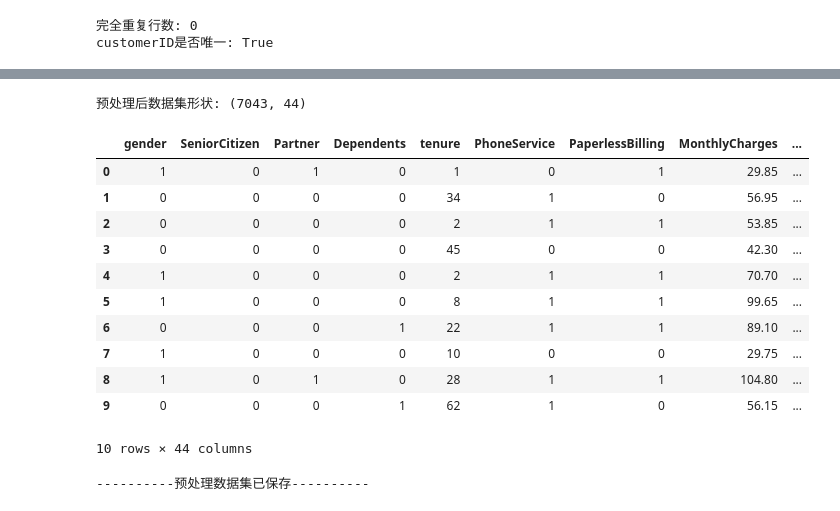
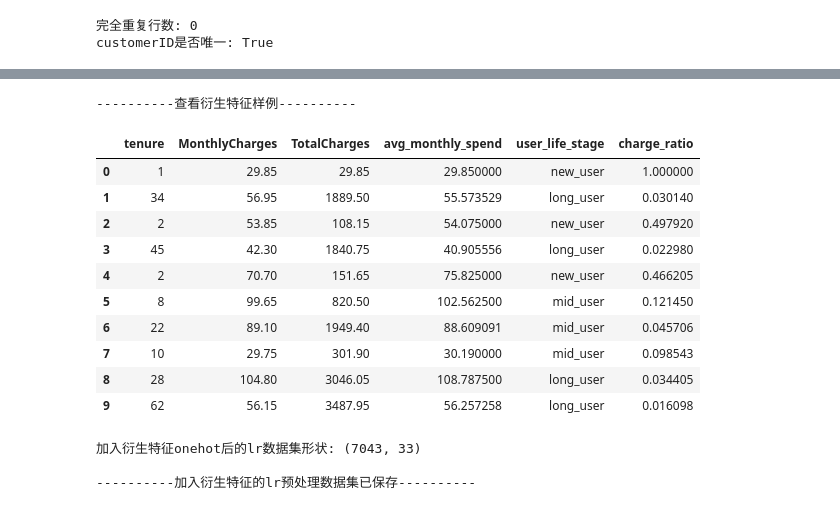
Before and after one commit to MT925946/churn-causal-analysis, a Jupyter notebook: notebooks/02_data_preprocess.ipynb, the cells around one changed output, grey strips where cells are left out. Saved outputs shown, nothing was run; the diff lists cells and outputs as text; code cells hidden in the pictures.

```diff
--- a/notebooks/02_data_preprocess.ipynb
+++ b/notebooks/02_data_preprocess.ipynb
@@ -211,23 +171,34 @@ display(df_feature[["tenure","MonthlyCharges","TotalCharges","avg_monthly_spend"
-# %%
-# 6. 清理无关字段，保存预处理数据集
-df_final = df_feature.drop(columns=['customerID'])
-print("预处理后数据集形状:",df_final.shape)
-display(df_final.head(10))
-# 保存到output/processed下
-df_final.to_csv('../data/processed/churn_processed.csv',index=False,encoding='utf-8')
-print('\n'+'-'*10+'预处理数据集已保存'+'-'*10)
-# %% [output]
-预处理后数据集形状: (7043, 44)
-|  | gender | SeniorCitizen | Partner | Dependents | tenure | PhoneService | PaperlessBilling | MonthlyCharges | ... |
-| 0 | 1 | 0 | 1 | 0 | 1 | 0 | 1 | 29.85 | ... |
-| 1 | 0 | 0 | 0 | 0 | 34 | 1 | 0 | 56.95 | ... |
-| 2 | 0 | 0 | 0 | 0 | 2 | 1 | 1 | 53.85 | ... |
-| 3 | 0 | 0 | 0 | 0 | 45 | 0 | 0 | 42.30 | ... |
-| 4 | 1 | 0 | 0 | 0 | 2 | 1 | 1 | 70.70 | ... |
-| 5 | 1 | 0 | 0 | 0 | 8 | 1 | 1 | 99.65 | ... |
-| 6 | 0 | 0 | 0 | 1 | 22 | 1 | 1 | 89.10 | ... |
-| 7 | 1 | 0 | 0 | 0 | 10 | 0 | 0 | 29.75 | ... |
-| 8 | 1 | 0 | 1 | 0 | 28 | 1 | 1 | 104.80 | ... |
-| 9 | 0 | 0 | 0 | 1 | 62 | 1 | 0 | 56.15 | ... |
-10 rows × 44 columns
-----------预处理数据集已保存----------
+# %%
+# 4.2 基线模型-逻辑回归(增加衍生特征)数据集
+df_feature = df_encoded.copy()
+df_feature_lr = build_engineered_features(df_feature)
+
+print('\n'+'-'*10+'查看衍生特征样例'+'-'*10)
+display(df_feature_lr[["tenure","MonthlyCharges","TotalCharges","avg_monthly_spend","user_life_stage","charge_ratio"]].head(10))
+
+feature_cols = ["user_life_stage"]
+df_feature_onehot_lr = preprocess_encode(df_feature_lr,drop_first=True,multi_cat_cols=feature_cols)
+
+# 删掉和衍生特征高度冗余的原始列-tenure、MonthlyCharges
+drop_cols = ["tenure", "MonthlyCharges"]
+df_feature_onehot_lr = df_feature_onehot_lr.drop(columns=drop_cols).copy()
+print("加入衍生特征onehot后的lr数据集形状:",df_feature_onehot_lr.shape)
+
+df_feature_onehot_lr.to_csv('../data/processed/lr_feature_churn.csv',index=False,encoding='utf-8')
+print('\n'+'-'*10+'加入衍生特征的lr预处理数据集已保存'+'-'*10)
+# %% [output]
+----------查看衍生特征样例----------
+|  | tenure | MonthlyCharges | TotalCharges | avg_monthly_spend | user_life_stage | charge_ratio |
+| 0 | 1 | 29.85 | 29.85 | 29.850000 | new_user | 1.000000 |
+| 1 | 34 | 56.95 | 1889.50 | 55.573529 | long_user | 0.030140 |
+| 2 | 2 | 53.85 | 108.15 | 54.075000 | new_user | 0.497920 |
+| 3 | 45 | 42.30 | 1840.75 | 40.905556 | long_user | 0.022980 |
+| 4 | 2 | 70.70 | 151.65 | 75.825000 | new_user | 0.466205 |
+| 5 | 8 | 99.65 | 820.50 | 102.562500 | mid_user | 0.121450 |
+| 6 | 22 | 89.10 | 1949.40 | 88.609091 | mid_user | 0.045706 |
+| 7 | 10 | 29.75 | 301.90 | 30.190000 | mid_user | 0.098543 |
+| 8 | 28 | 104.80 | 3046.05 | 108.787500 | long_user | 0.034405 |
+| 9 | 62 | 56.15 | 3487.95 | 56.257258 | long_user | 0.016098 |
+加入衍生特征onehot后的lr数据集形状: (7043, 33)
+
+----------加入衍生特征的lr预处理数据集已保存----------
```
Also changed, not shown: parts of 9 cells of this notebook, 7 other files.
